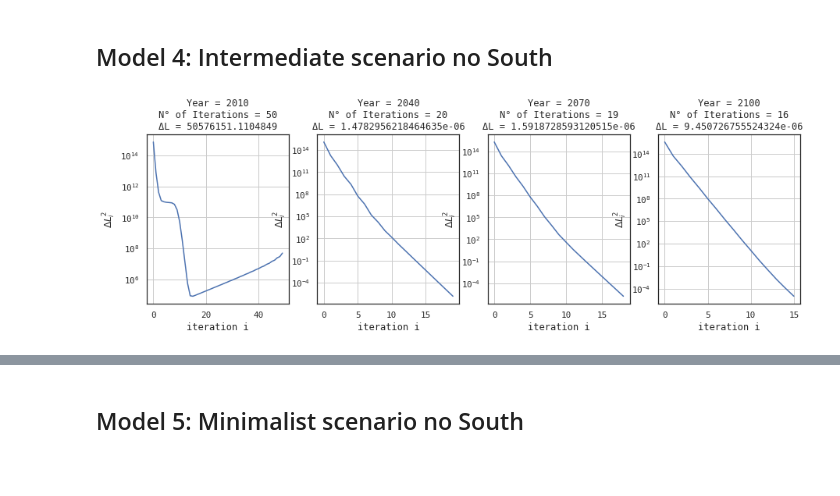
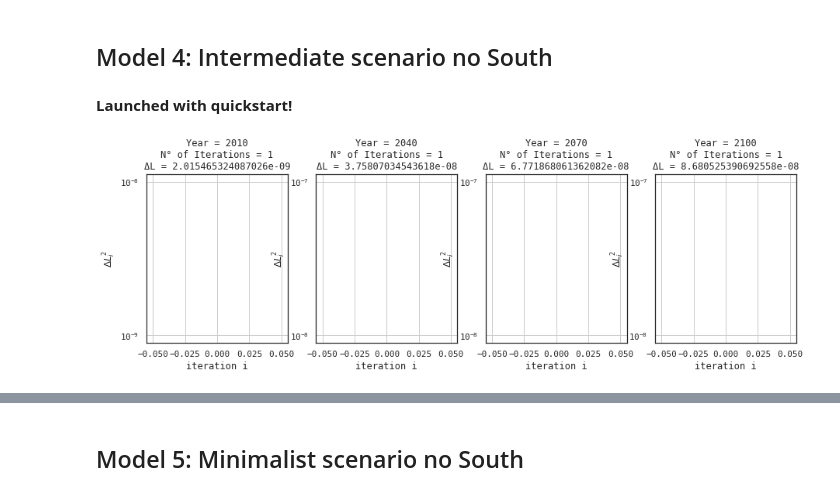
Before and after one commit to hscheewel/GeographyOfClimateMigration, a Jupyter notebook: model.ipynb, the cells around one changed output, grey strips where cells are left out. Cells and saved outputs as stored; diff of their text form; code cells hidden in the pictures; blank space fills up the shorter version.

Commit message:
Improve quickstart functionality, apply migration policy after 2010

```diff
--- a/model.ipynb
+++ b/model.ipynb
@@ -281,7 +281,7 @@ model.calib_epsilon = calib_epsilon
 # %% [markdown]
 ### Calibration of migration costs
 # %%
-def calib_migcosts(self,config='full_migration'):
+def calib_migcosts(self):
     σ, μ = self.σ, self.μ
     τ, ε, κ, Γ__η_bar = self.τ, self.ε, self.κ, self.Γ__η_bar
     tol = self.tol
@@ -534,22 +534,6 @@ def calib_migcosts(self,config='full_migration'):
                 self.Mii[(r, s, b, t)] = Mii_cal(r, s, b, t)
                 self.Mij.loc[:,(r, s, b, t)] = Mij_cal(r, s, b, t)
 
-    ############ NEW ###############
-
-    # migration scenarios
-    if config == 'no_south':
-        for r in R:
-            for s in S:
-                self.xij.loc[:,(r,s)] = np.array(self.xij[r][s].pow(self.OECD,1))
-        self.xij = self.xij.fillna(1)
-
-    if config == 'no_north':
-        for r in R:
-            for s in S:
-                self.xij.loc[:,(r,s)] = np.array(self.xij[r][s].pow(0**self.OECD,1))
-        self.xij = self.xij.fillna(1)
-
-
 model.calib_migcosts = calib_migcosts
 # %% [markdown]
 ### Exogenous fertility
@@ -1390,13 +1414,15 @@ m3.urbanization()
 # %% [markdown]
 ## Model 4: Intermediate scenario no South
 # %%
+%%time
 m4 = model(name='intermediate no South', tol=1e-5, scenario='intermediate')
 m4.calib_kappa()
 m4.calib_A()
 m4.calib_epsilon()
-m4.calib_migcosts('no_south')
+m4.calib_migcosts()
 m4.fertility()
-m4.simulate(report=True, report_from=0, max_iter=50,quickstart=True)
+m4.simulate(report=True, report_from=0, max_iter=50,quickstart=True,mig_config='no_south')
 m4.urbanization()
 # %% [output]
+Launched with quickstart!
-[figure, old version]
+[figure, new version]
```
Also changed, not shown: parts of 15 cells of this notebook.
